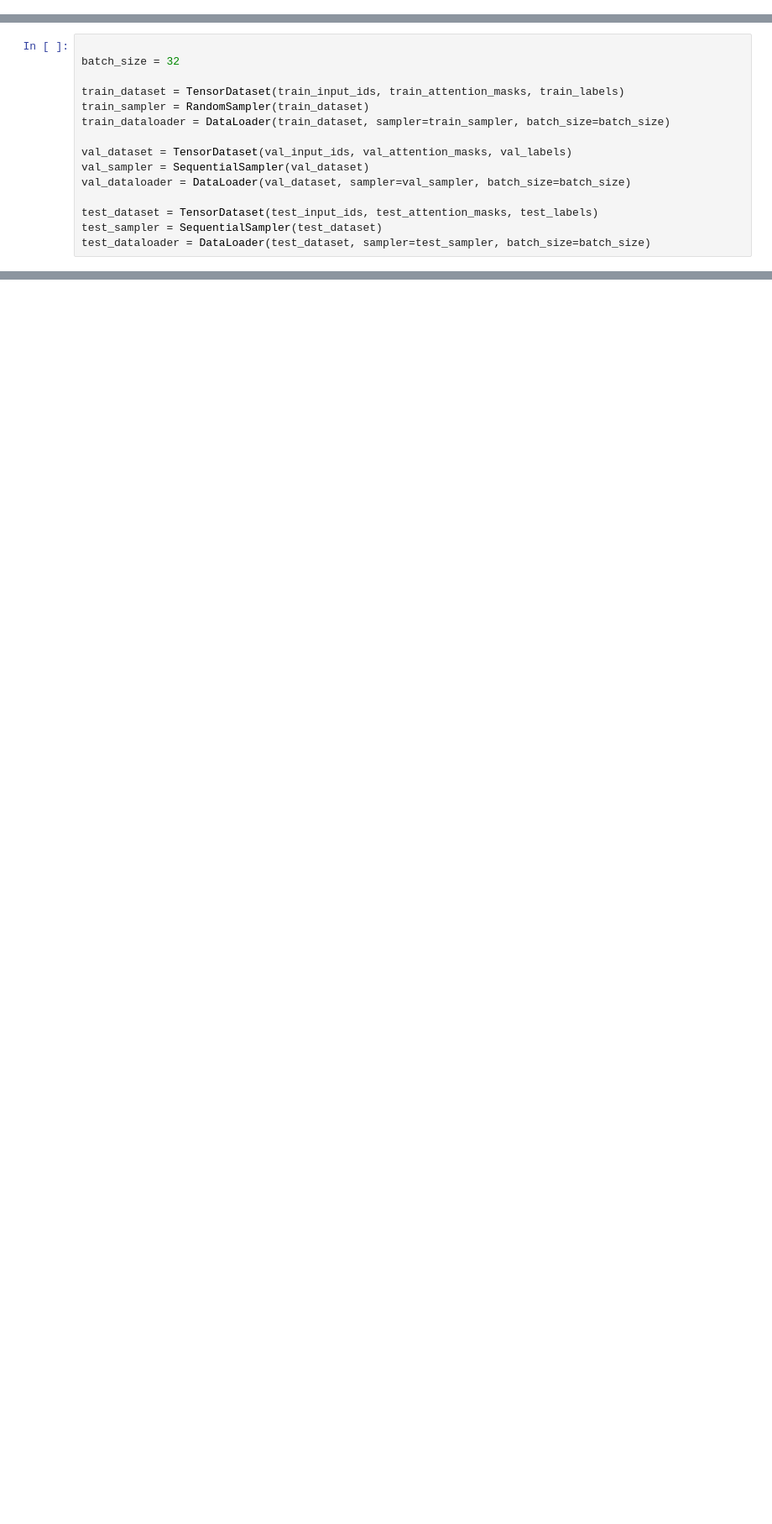
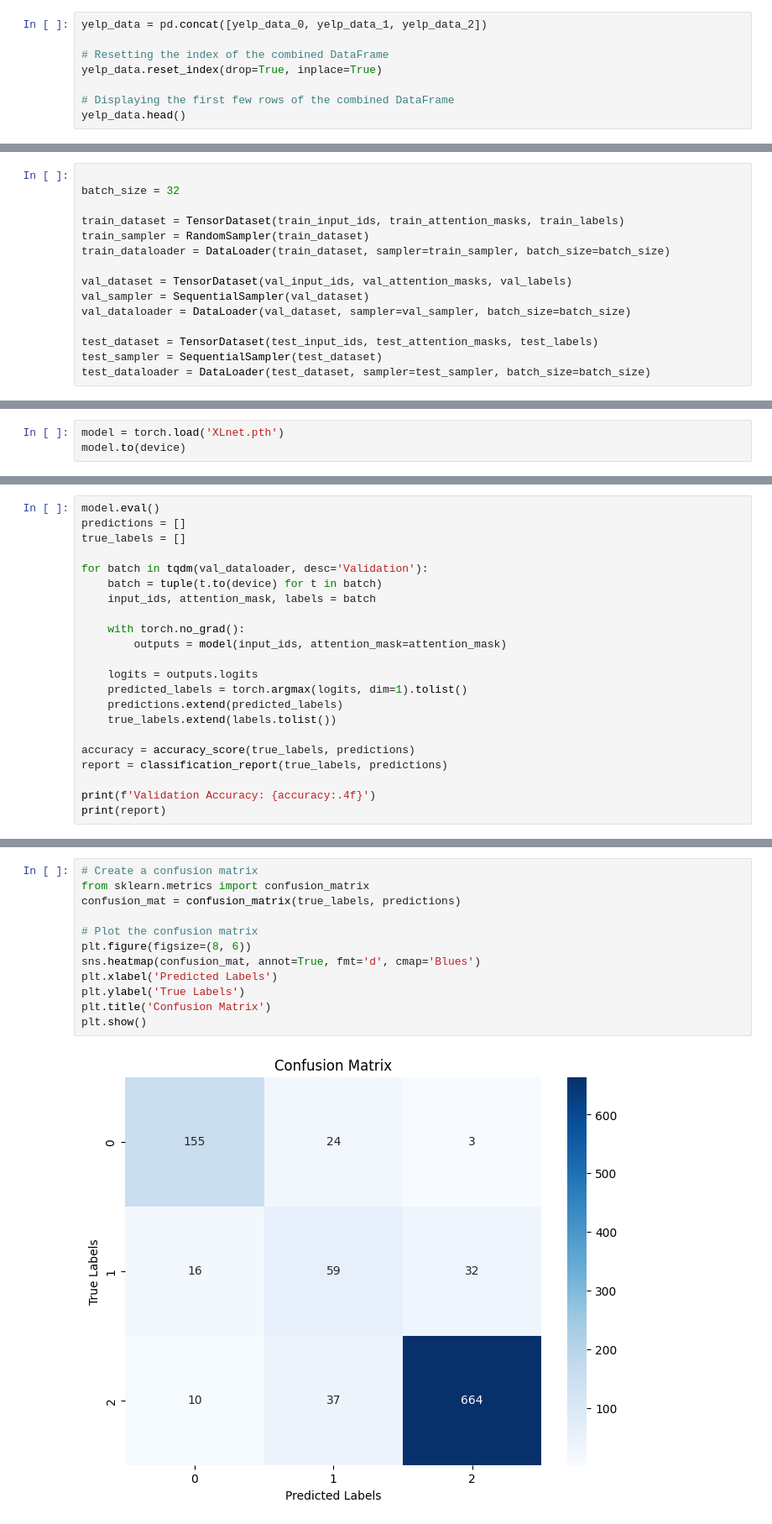
Before and after one commit to Sandushke/Sentiment-Analysis, a Jupyter notebook: XLnet.ipynb, the cells around one changed output, grey strips where cells are left out. Shown at 84% size. Drawn from its saved outputs; the diff is of its cells as text; blank space fills up the shorter version.

Commit message:
New Data loading method and evaluation code

```diff
--- a/XLnet.ipynb
+++ b/XLnet.ipynb
@@ -42,0 +76,8 @@ Index([], dtype='int64')
+# %%
+yelp_data = pd.concat([yelp_data_0, yelp_data_1, yelp_data_2])
+
+# Resetting the index of the combined DataFrame
+yelp_data.reset_index(drop=True, inplace=True)
+
+# Displaying the first few rows of the combined DataFrame
+yelp_data.head()
@@ -162,0 +277,3 @@ KeyboardInterrupt:
+# %%
+model = torch.load('XLnet.pth')
+model.to(device)
@@ -162,0 +298,22 @@ KeyboardInterrupt:
+# %%
+model.eval()
+predictions = []
+true_labels = []
+
+for batch in tqdm(val_dataloader, desc='Validation'):
+    batch = tuple(t.to(device) for t in batch)
+    input_ids, attention_mask, labels = batch
+
+    with torch.no_grad():
+        outputs = model(input_ids, attention_mask=attention_mask)
+
+    logits = outputs.logits
+    predicted_labels = torch.argmax(logits, dim=1).tolist()
+    predictions.extend(predicted_labels)
+    true_labels.extend(labels.tolist())
+
+accuracy = accuracy_score(true_labels, predictions)
+report = classification_report(true_labels, predictions)
+
+print(f'Validation Accuracy: {accuracy:.4f}')
+print(report)
@@ -162,0 +331,14 @@ KeyboardInterrupt:
+# %%
+# Create a confusion matrix
+from sklearn.metrics import confusion_matrix
+confusion_mat = confusion_matrix(true_labels, predictions)
+
+# Plot the confusion matrix
+plt.figure(figsize=(8, 6))
+sns.heatmap(confusion_mat, annot=True, fmt='d', cmap='Blues')
+plt.xlabel('Predicted Labels')
+plt.ylabel('True Labels')
+plt.title('Confusion Matrix')
+plt.show()
+# %% [output]
+[figure, added]
```
Also changed, not shown: parts of 18 cells of this notebook.
